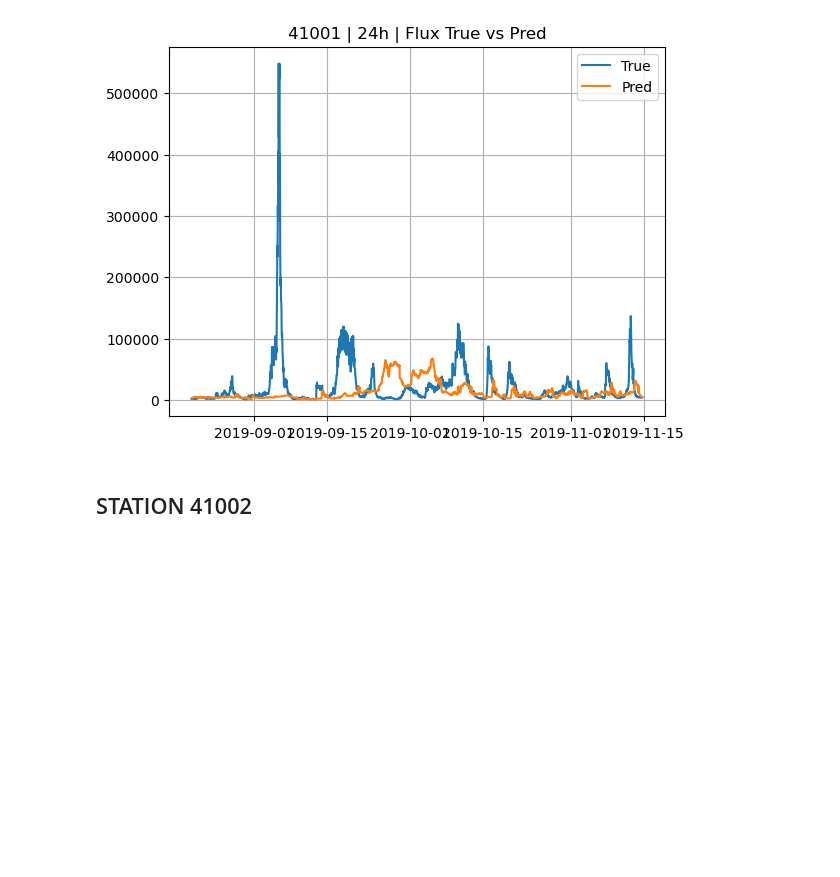
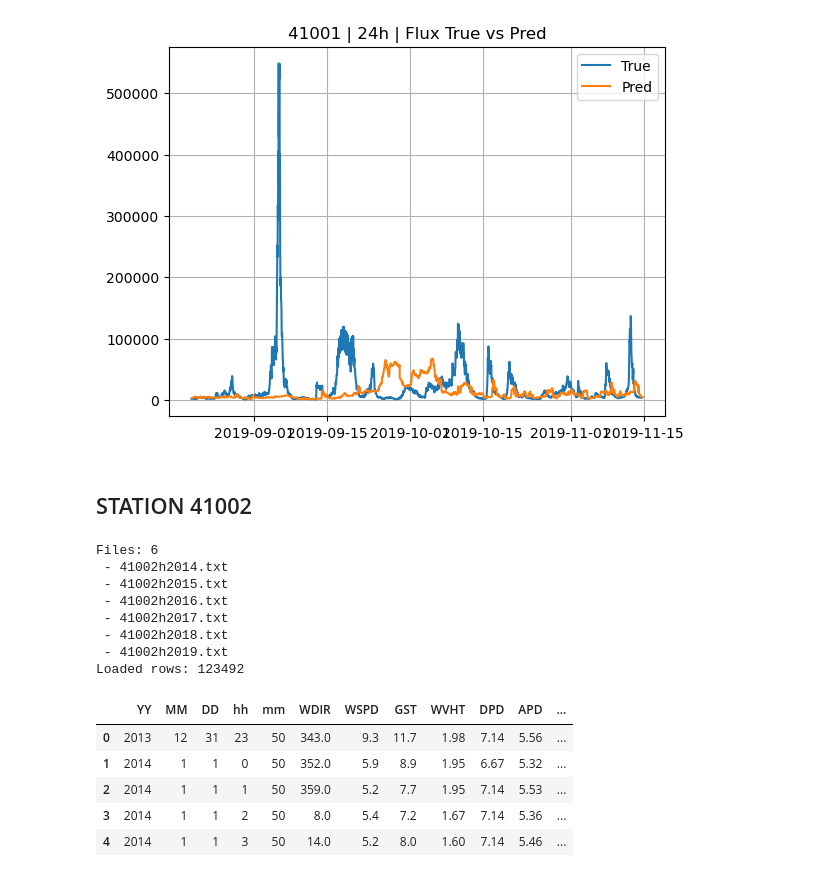
Before and after one commit to RichelCode/WAVE-CONFERENCE-, a Jupyter notebook: WAVE CONFERENCE.ipynb, the cells around one changed output. Cells and saved outputs as stored; diff of their text form; code cells hidden in the pictures; blank space fills up the shorter version.

```diff
--- a/WAVE CONFERENCE.ipynb
+++ b/WAVE CONFERENCE.ipynb
@@ -1150,0 +1153,26 @@ for h in [12, 24]:
+# %%
+files = sorted(station_files[sid])
+print("Files:", len(files))
+for f in files:
+    print(" -", f)
+
+dfs = [read_ndbc_stdmet(f) for f in files]   # your existing reader
+df_sid = pd.concat(dfs, ignore_index=True)
+
+print("Loaded rows:", len(df_sid))
+df_sid.head()
+# %% [output]
+Files: 6
+ - 41002h2014.txt
+ - 41002h2015.txt
+ - 41002h2016.txt
+ - 41002h2017.txt
+ - 41002h2018.txt
+ - 41002h2019.txt
+Loaded rows: 123492
+|  | YY | MM | DD | hh | mm | WDIR | WSPD | GST | WVHT | DPD | APD | ... |
+| 0 | 2013 | 12 | 31 | 23 | 50 | 343.0 | 9.3 | 11.7 | 1.98 | 7.14 | 5.56 | ... |
+| 1 | 2014 | 1 | 1 | 0 | 50 | 352.0 | 5.9 | 8.9 | 1.95 | 6.67 | 5.32 | ... |
+| 2 | 2014 | 1 | 1 | 1 | 50 | 359.0 | 5.2 | 7.7 | 1.95 | 7.14 | 5.53 | ... |
+| 3 | 2014 | 1 | 1 | 2 | 50 | 8.0 | 5.4 | 7.2 | 1.67 | 7.14 | 5.36 | ... |
+| 4 | 2014 | 1 | 1 | 3 | 50 | 14.0 | 5.2 | 8.0 | 1.60 | 7.14 | 5.46 | ... |
```
Also changed, not shown: parts of 9 cells of this notebook.
